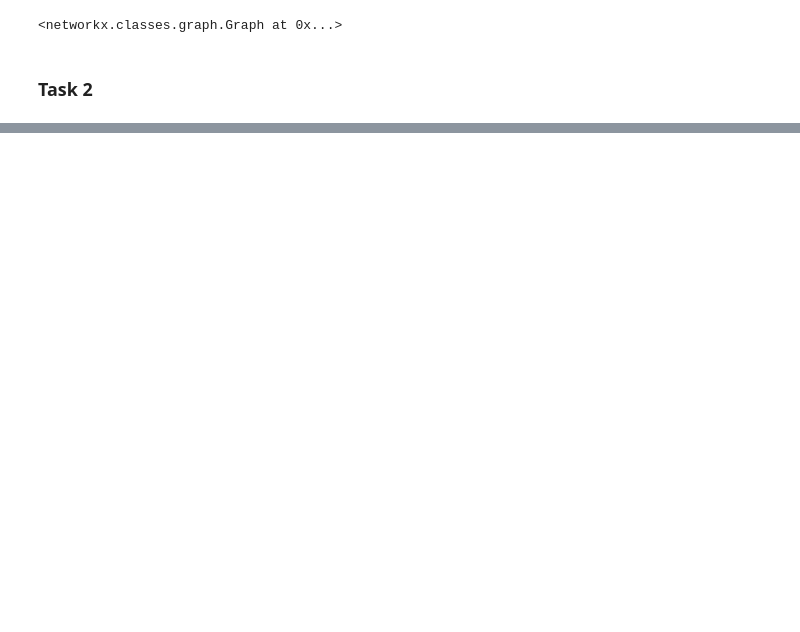
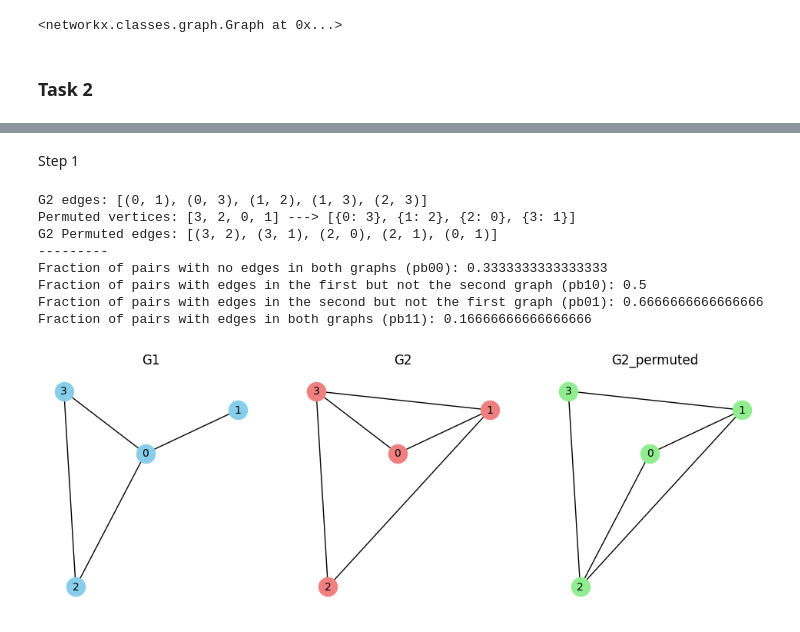
Before and after one commit to eschafir/graph_theory, a Jupyter notebook: tasks_report.ipynb, the cells around one changed output, grey strips where cells are left out. Saved outputs shown, nothing was run; the diff lists cells and outputs as text; code cells hidden in the pictures; blank space fills up the shorter version.

```diff
--- a/tasks_report.ipynb
+++ b/tasks_report.ipynb
@@ -188,0 +223,79 @@ for k, v in possibilities.items():
+# %% [markdown]
+Step 1
+# %%
+def calculate_edge_fractions(G1, G2_permuted):
+    common_edges = len(set(G1.edges()).intersection(G2_permuted.edges()))
+    unique_edges_G1 = len(set(G1.edges()) - set(G2_permuted.edges()))
+    unique_edges_G2 = len(set(G2_permuted.edges()) - set(G1.edges()))
+
+    total_possible_edges = (len(G1) * (len(G1) - 1)) // 2
+    no_edges =  total_possible_edges - len(G1.edges())
+
+    pb00 = no_edges / total_possible_edges
+    pb10 = unique_edges_G1 / total_possible_edges
+    pb01 = unique_edges_G2 / total_possible_edges
+    pb11 = common_edges / total_possible_edges
+
+    return pb00, pb10, pb01, pb11
+
+def visualize_graphs(G1, G2, G2_permuted):
+    pos = nx.spring_layout(G1, seed=42)
+    plt.figure(figsize=(12, 4))
+
+    plt.subplot(131)
+    nx.draw(G1, pos, with_labels=True, node_color='skyblue', node_size=300, font_size=10)
+    plt.title("G1")
+
+    plt.subplot(132)
+    nx.draw(G2, pos, with_labels=True, node_color='lightcoral', node_size=300, font_size=10)
+    plt.title("G2")
+
+    plt.subplot(133)
+    nx.draw(G2_permuted, pos, with_labels=True, node_color='lightgreen', node_size=300, font_size=10)
+    plt.title("G2_permuted")
+
+    plt.show()
+
+def permute_random(graph):
+    n = len(graph.nodes())
+    permute_vertices = list(range(n))
+    random.shuffle(permute_vertices)
+    return permute_vertices, nx.relabel_nodes(graph, {i: permute_vertices[i] for i in range(n)})
+
+
+n = 4
+p00 = 0.1
+p1 = 0.2
+p2 = 0.3
+p11= 0.4
+
+G1, G2 = create_correlated_er_graphs(n,p00,p1,p2,p11)
+
+# Generate a random permutation of vertices for G2
+# permuted_vertices = list(range(n))
+# random.shuffle(permuted_vertices)
+# G2_permuted = nx.relabel_nodes(G2, {i: permuted_vertices[i] for i in range(n)})
+permuted_vertices, G2_permuted = permute_random(G2)
+print("G2 edges:", G2.edges())
+print("Permuted vertices:", permuted_vertices, "--->", [{i: permuted_vertices[i]} for i in range(n)])
+print("G2 Permuted edges:", G2_permuted.edges())
+print("---------")
+
+pb00, pb10, pb01, pb11 = calculate_edge_fractions(G1, G2_permuted)
+print("Fraction of pairs with no edges in both graphs (pb00):", pb00)
+print("Fraction of pairs with edges in the first but not the second graph (pb10):", pb10)
+print("Fraction of pairs with edges in the second but not the first graph (pb01):", pb01)
+print("Fraction of pairs with edges in both graphs (pb11):", pb11)
+
+
+visualize_graphs(G1, G2, G2_permuted)
+# %% [output]
+G2 edges: [(0, 1), (0, 3), (1, 2), (1, 3), (2, 3)]
+Permuted vertices: [3, 2, 0, 1] ---> [{0: 3}, {1: 2}, {2: 0}, {3: 1}]
+G2 Permuted edges: [(3, 2), (3, 1), (2, 0), (2, 1), (0, 1)]
+---------
+Fraction of pairs with no edges in both graphs (pb00): 0.3333333333333333
+Fraction of pairs with edges in the first but not the second graph (pb10): 0.5
+Fraction of pairs with edges in the second but not the first graph (pb01): 0.6666666666666666
+Fraction of pairs with edges in both graphs (pb11): 0.16666666666666666
+[figure, added]
```
Also changed, not shown: parts of 13 cells of this notebook.
